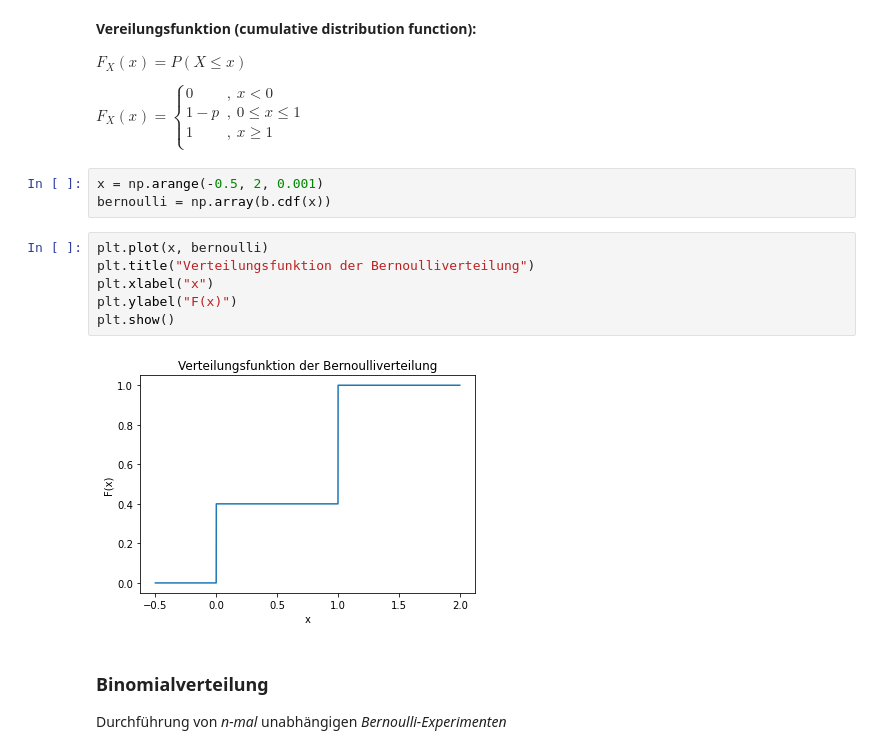
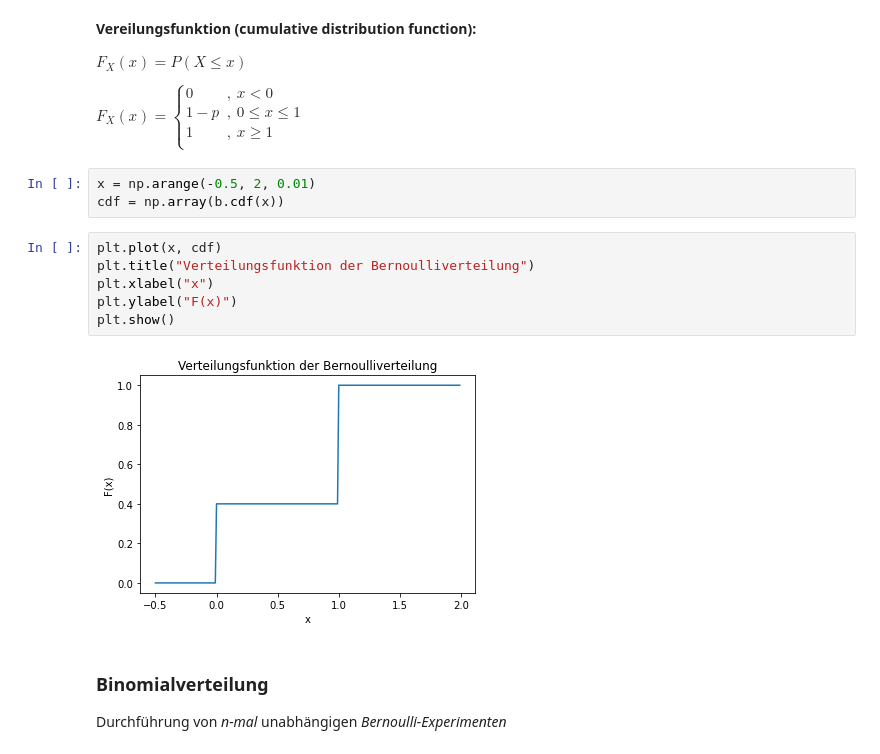
Before and after one commit to nicokossmann/Wahrscheinlichkeitsverteilungen, a Jupyter notebook: statistik.ipynb, the cells around one changed output. Cells and saved outputs as stored; diff of their text form.

```diff
--- a/statistik.ipynb
+++ b/statistik.ipynb
@@ -79,16 +79,16 @@ $F_{X}(x) = \left\{
 \end{array}
 \right. $
 # %%
-x = np.arange(-0.5, 2, 0.001)
-bernoulli = np.array(b.cdf(x))
+x = np.arange(-0.5, 2, 0.01)
+cdf = np.array(b.cdf(x))
 # %%
-plt.plot(x, bernoulli)
+plt.plot(x, cdf)
 plt.title("Verteilungsfunktion der Bernoulliverteilung")
 plt.xlabel("x")
 plt.ylabel("F(x)")
 plt.show()
 # %% [output]
-[figure, old version]
+[figure, new version]
 # %% [markdown]
 ### Binomialverteilung
 
```
Also changed, not shown: parts of 36 cells of this notebook.
